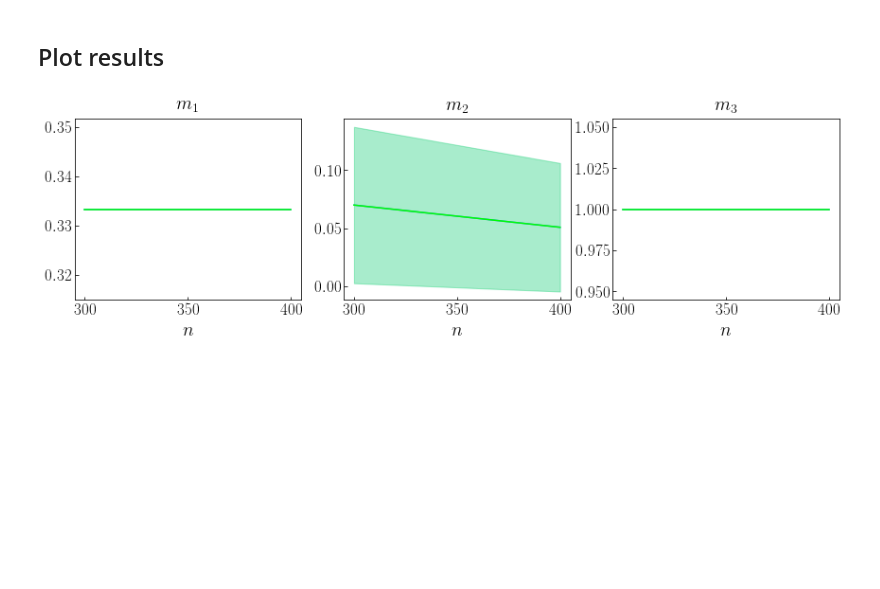
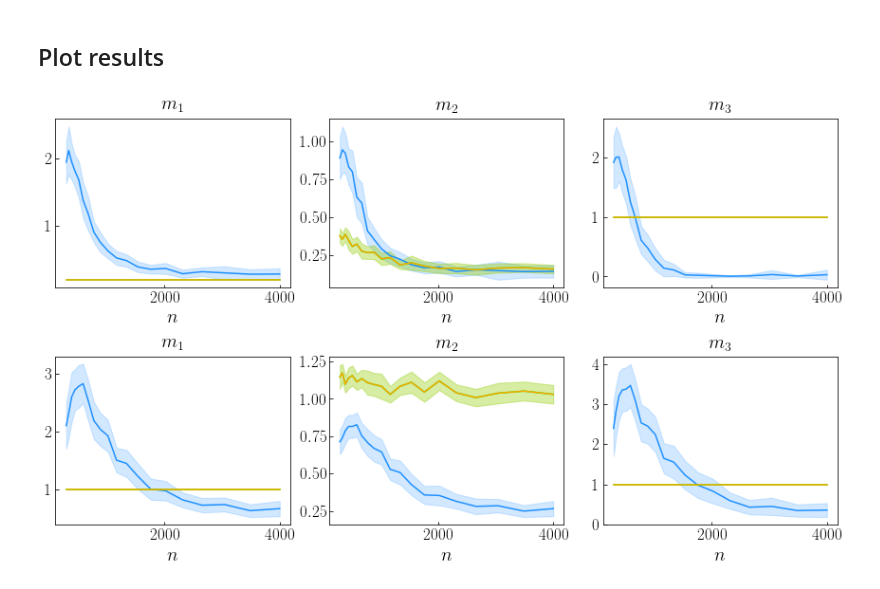
Before and after one commit to SimonBussy/binacox, a Jupyter notebook: simulations/results.ipynb, the cells around one changed output. Cells and saved outputs as stored; diff of their text form; code cells hidden in the pictures; blank space fills up the shorter version.

```diff
--- a/simulations/results.ipynb
+++ b/simulations/results.ipynb
@@ -13,13 +13,13 @@ rc('text', usetex=True)
 # %% [markdown]
 ## Compute metrics
 # %%
-n_features = 3
+n_features = 20
 rslt_dir = "./results_data/p_%s/" % n_features
 methods = ["binacox", "auto_cutoff_bonferroni", "auto_cutoff_laus_schu"]
 metrics = ["m_1", "m_2", "m_3"]
 alpha = .05
 start = False
-for n_cut_points in [1, 2, 3]:
+for n_cut_points in [1, 2]:#[1, 2, 3]:
     for method in methods:
         method_ = method if method == "binacox" else "auto_cutoff"
         rslt = pd.read_json(rslt_dir + "results_%s_n_cut_points_%s" % (method_, n_cut_points))
@@ -75,32 +75,32 @@ for n_cut_points in [1, 2, 3]:
 # %%
 fig = pl.figure(figsize=(12, 10))
 method_color = ["dodgerblue", "lime", "orange"]
 for idx_method, method in enumerate(methods):
     k = 1
-    for n_cut_points in [1, 2, 3]:
+    for n_cut_points in [1, 2]:#[1, 2, 3]:
         for metric in metrics:
             ax = fig.add_subplot(3, 3, k)
             k += 1
             data = results[(results.method == method) &
                            (results.n_cut_points == n_cut_points) &
                            (results.metric == metric)]
             data.drop(["method", "n_cut_points", "metric"], axis=1, inplace=True)
             mean = data.mean()
             eps = data.std() / np.sqrt(len(n_samples_grid)) * 1.96
             pl.plot(n_samples_grid, mean, color=method_color[idx_method], label='')
             pl.fill_between(n_samples_grid, mean - eps, mean + eps,
                             color=method_color[idx_method], alpha=0.2)
             ax.tick_params(axis='both', which='major', direction='in', labelsize=17)
             ax.set_xlabel('$n$', fontsize=20)
             pl.title("$%s$" % metric, fontsize=20)
 pl.tight_layout()
 if True:
     directory = "./figures/p_%s" % n_features
     try:
         os.stat(directory)
     except:
         os.mkdir(directory)
     pl.savefig(directory + '/result_montecarlo.pdf', bbox_inches='tight')
 pl.show()
 # %% [output]
-[figure, old version]
+[figure, new version]
```
Also changed, not shown: 6 other files.
